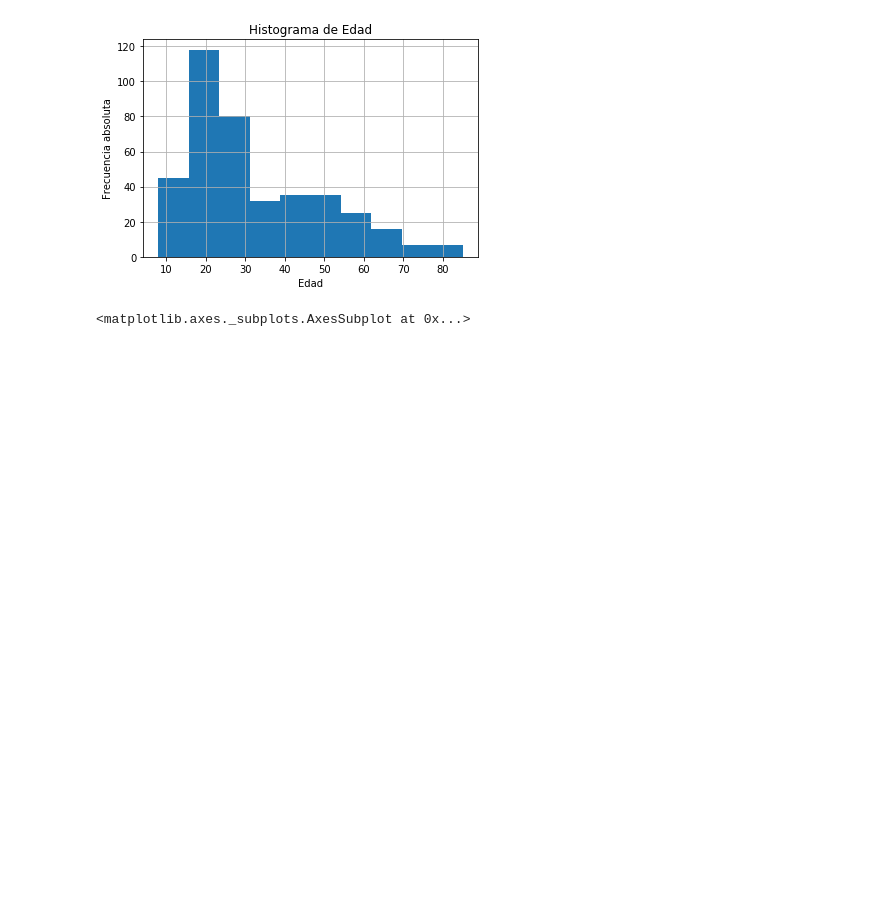
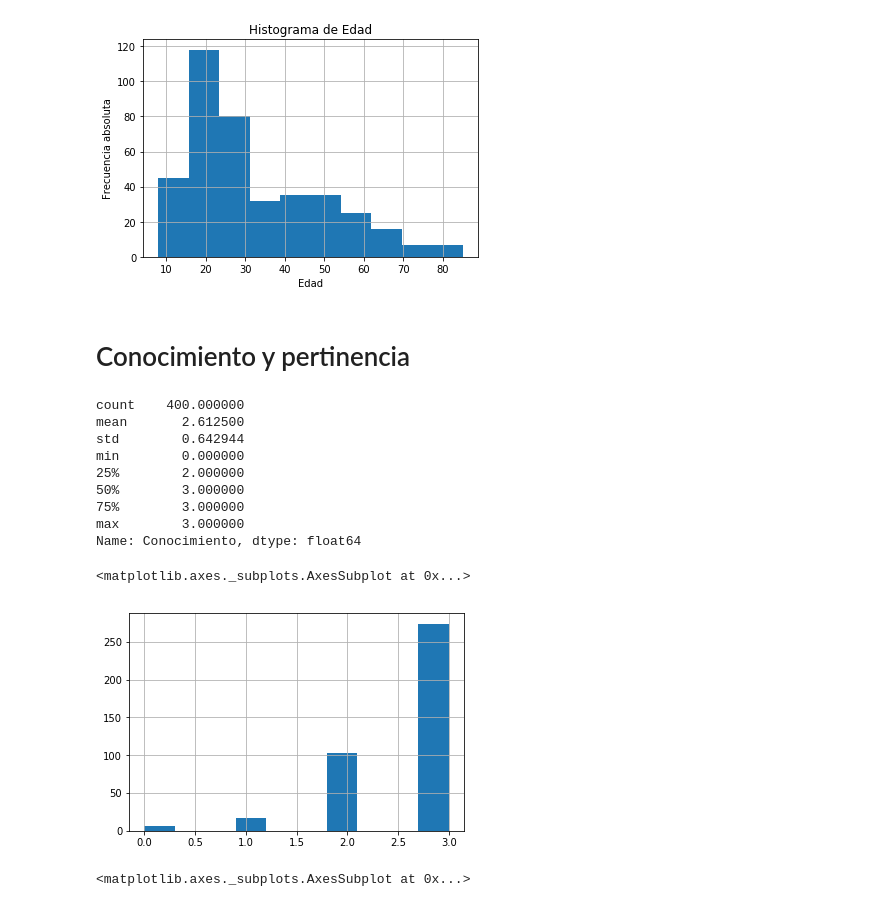
Before and after one commit to superegi/conocimiento131, a Jupyter notebook: Conocimiento 131.ipynb, the cells around one changed output. Drawn from its saved outputs; the diff is of its cells as text; code cells hidden in the pictures; blank space fills up the shorter version.

```diff
--- a/Conocimiento 131.ipynb
+++ b/Conocimiento 131.ipynb
@@ -214,6 +214,23 @@ Text(0.5, 1.0, 'Histograma de Edad')
 Text(0.5, 0, 'Edad')
 Text(0, 0.5, 'Frecuencia absoluta')
 [figure]
+# %% [markdown]
+# Conocimiento y pertinencia
+# %%
+BD.Conocimiento.describe()
+BD.Conocimiento.hist()
+# %% [output]
+count    400.000000
+mean       2.612500
+std        0.642944
+min        0.000000
+25%        2.000000
+50%        3.000000
+75%        3.000000
+max        3.000000
+Name: Conocimiento, dtype: float64
+<matplotlib.axes._subplots.AxesSubplot at 0x...>
+[figure, added]
 # %%
 BD.boxplot(column=['Edad'], by = 'Niv. Educación',
            #positions=['Sin Estudios', 'Básica', 'Media', 'Técnico', 'Universitario'],
```
Also changed, not shown: parts of 2 cells of this notebook, 1 other file.
